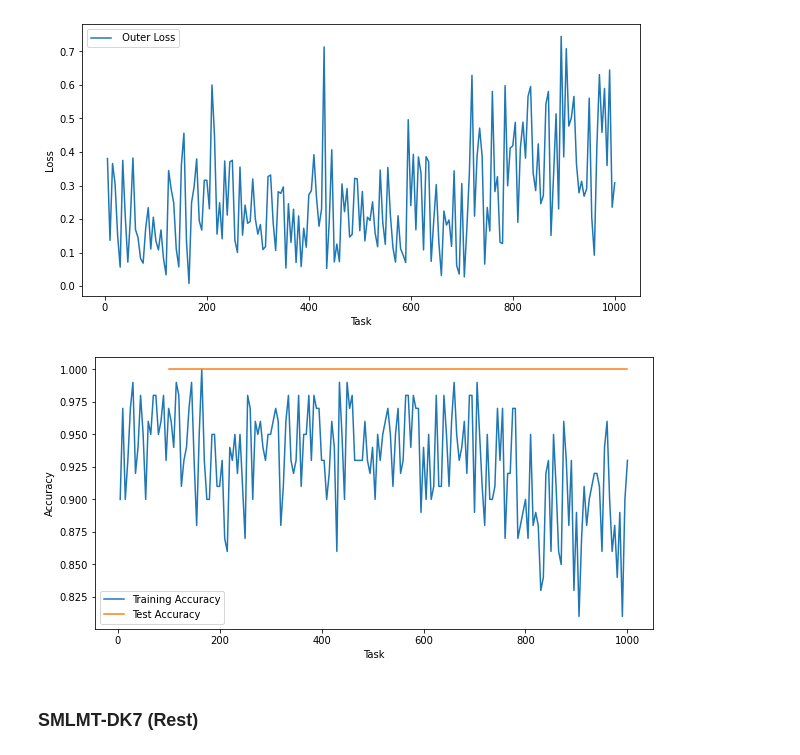
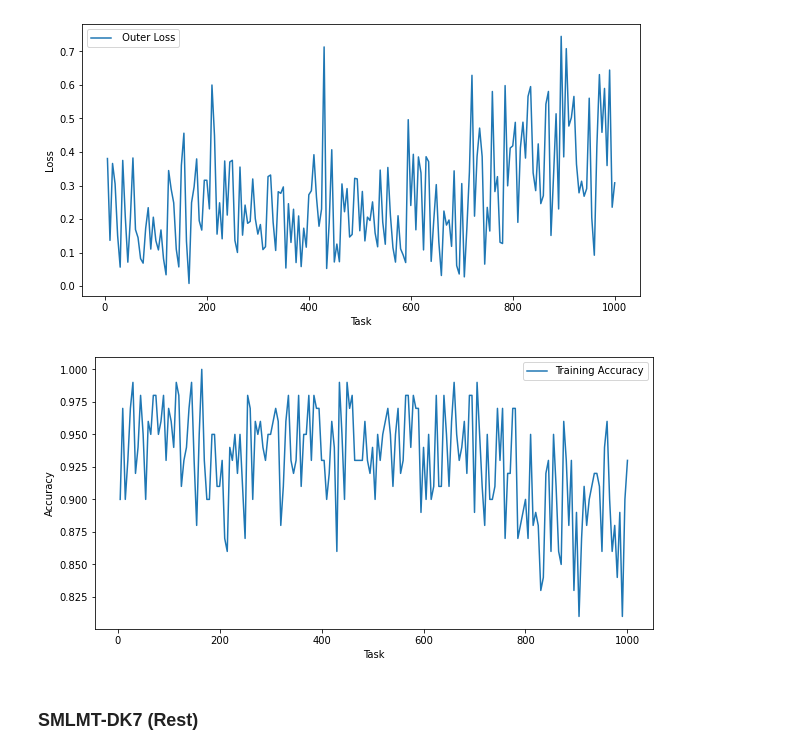
Before and after one commit to hjkim811/SMLMT-PyTorch, a Jupyter notebook: plot_results.ipynb, the cells around one changed output. Drawn from its saved outputs; the diff is of its cells as text; code cells hidden in the pictures.

```diff
--- a/plot_results.ipynb
+++ b/plot_results.ipynb
@@ -301,15 +301,15 @@ plt.show()
 # %%
 task = [(i+1)*5 for i in range(200)]
 task_ = [(i+1)*100 for i in range(10)]
 plt.figure(figsize=(10,5))
 plt.plot(task, train_acc, label="Training Accuracy")
-plt.plot(task_, test_acc, label="Test Accuracy")
+# plt.plot(task_, test_acc, label="Test Accuracy")
 plt.xlabel("Task")
 plt.ylabel("Accuracy")
 plt.legend()
 plt.show()
 # %% [output]
-[figure, old version]
+[figure, new version]
 # %% [markdown]
 ### SMLMT-DK7 (Rest)
 # %%
```
Also changed, not shown: parts of 3 cells of this notebook.
